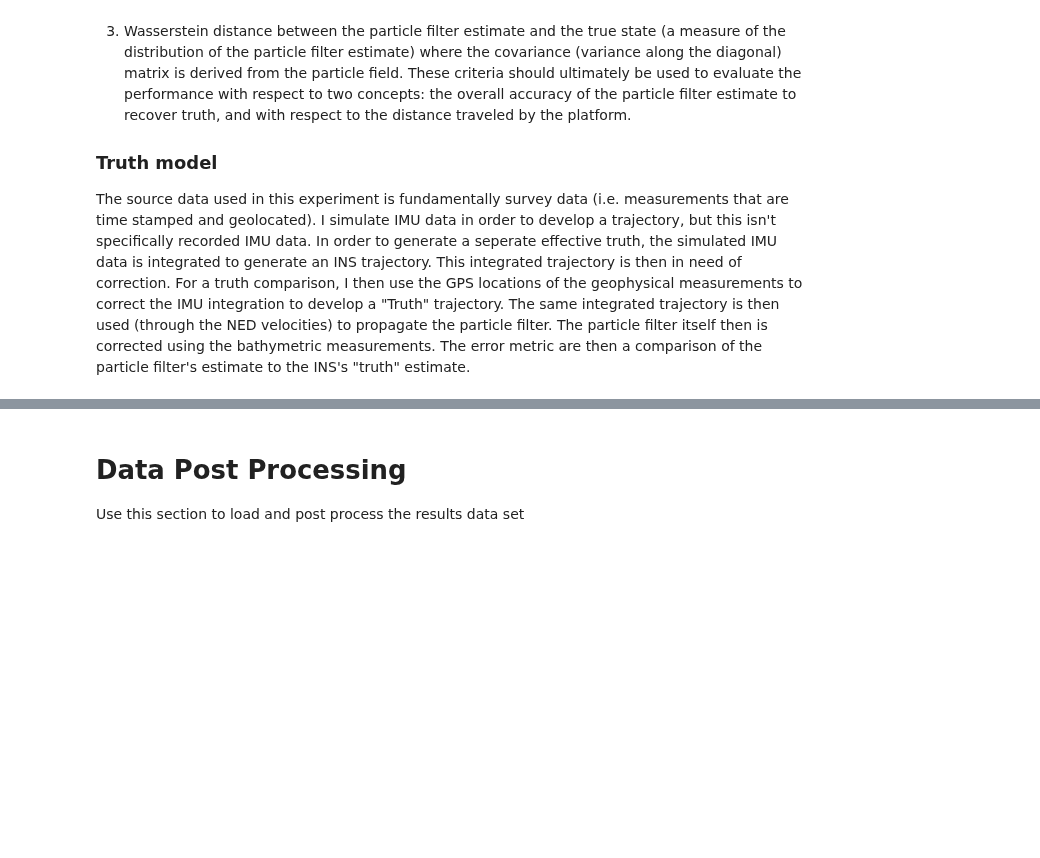
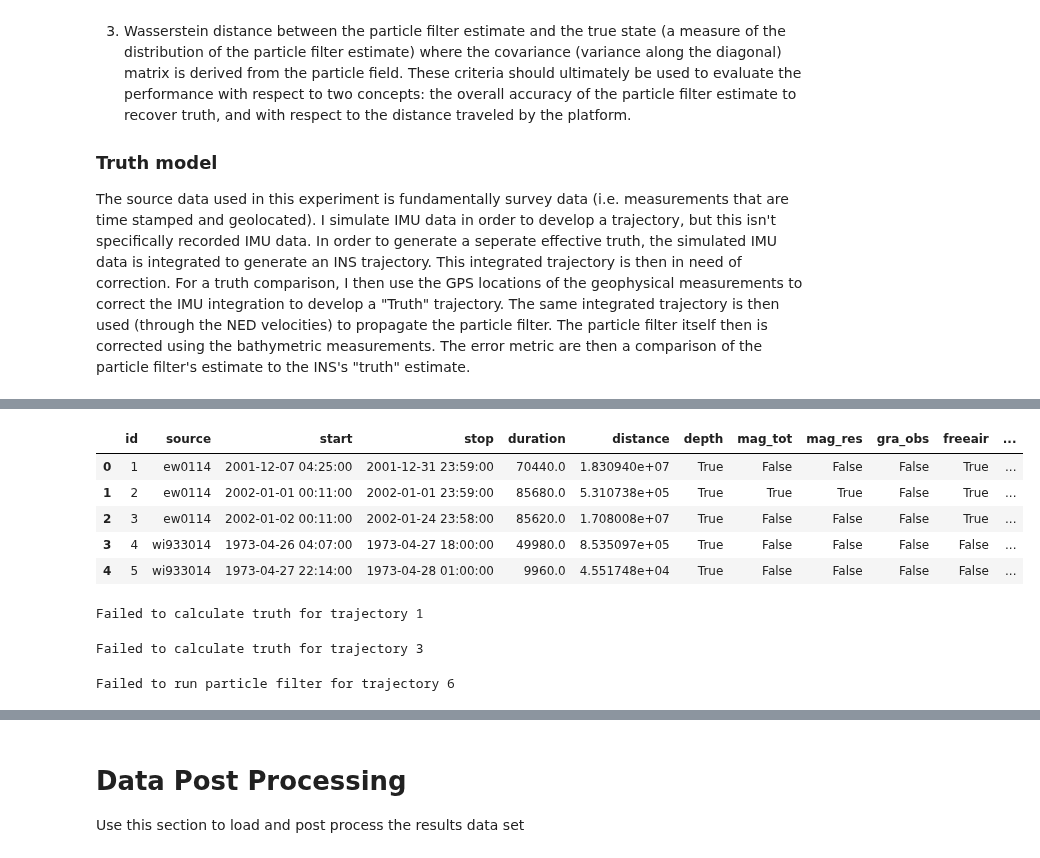
Before and after one commit to jbrodovsky/geophysical_nav, a Jupyter notebook: bathy_pf.ipynb, the cells around one changed output, grey strips where cells are left out. Drawn from its saved outputs; the diff is of its cells as text; code cells hidden in the pictures; blank space fills up the shorter version.

```diff
--- a/bathy_pf.ipynb
+++ b/bathy_pf.ipynb
@@ -331,0 +238,10 @@ feedback = filters.run_feedback_filter(
+# %%
+bathy_trajectories = all_trajs[all_trajs["depth"]]
+bathy_trajectories.head()
+# %% [output]
+|  | id | source | start | stop | duration | distance | depth | mag_tot | mag_res | gra_obs | freeair | ... |
+| 0 | 1 | ew0114 | 2001-12-07 04:25:00 | 2001-12-31 23:59:00 | 70440.0 | 1.830940e+07 | True | False | False | False | True | ... |
+| 1 | 2 | ew0114 | 2002-01-01 00:11:00 | 2002-01-01 23:59:00 | 85680.0 | 5.310738e+05 | True | True | True | False | True | ... |
+| 2 | 3 | ew0114 | 2002-01-02 00:11:00 | 2002-01-24 23:58:00 | 85620.0 | 1.708008e+07 | True | False | False | False | True | ... |
+| 3 | 4 | wi933014 | 1973-04-26 04:07:00 | 1973-04-27 18:00:00 | 49980.0 | 8.535097e+05 | True | False | False | False | False | ... |
+| 4 | 5 | wi933014 | 1973-04-27 22:14:00 | 1973-04-28 01:00:00 | 9960.0 | 4.551748e+04 | True | False | False | False | False | ... |
@@ -331,0 +253,50 @@ feedback = filters.run_feedback_filter(
+# %%
+# Loop over the data
+for j in tqdm(bathy_trajectories["id"]):
+    if bathy_trajectories.loc[bathy_trajectories.index[j], "duration"] < 3600:
+        print(f"Trajectory {j} is too short: {all_trajs.iloc[j]['duration']}")
+        continue
+    name = db.get_all_trajectories()["source"][j] + "_" + str(j)
+
+    try:
+        truth = db.get_trajectory(j)
+    except:
+        print(f"Failed to get trajectory {j}")
+        continue
+    try:
+        _, feedback = pf.calculate_truth(truth)
+        trajectory = feedback.trajectory
+        ins_errors = transform.compute_state_difference(truth, trajectory)
+    except:
+        print(f"Failed to calculate truth for trajectory {j}")
+        continue
+    distance = truth["distance"].to_numpy()
+
+    min_lat = truth.lat.min()
+    max_lat = truth.lat.max()
+    min_lon = truth.lon.min()
+    max_lon = truth.lon.max()
+
+    try:
+        bathy_map = GeophysicalMap(MeasurementType.BATHYMETRY,
+                            ReliefResolution.FIFTEEN_SECONDS,
+                            min_lon, max_lon, min_lat, max_lat, 0.25)
+    except:
+        print(f"Failed to get bathymetry map for trajectory {j}")
+        continue
+    geomaps = {gmt.MeasurementType.BATHYMETRY : bathy_map}
+    try:
+        result = pf.run_particle_filter(truth, trajectory, geomaps, pf_config)
+    except:
+        print(f"Failed to run particle filter for trajectory {j}")
+        continue
+    try:
+        out_path = os.path.join(output_dir, f"{name}")
+        save_simulation_results(f"{out_path}", result, trajectory, feedback.trajectory_sd)
+    except:
+        print(f"Failed to save results for trajectory {j}")
+        continue
+# %% [output]
+Failed to calculate truth for trajectory 1
+Failed to calculate truth for trajectory 3
+Failed to run particle filter for trajectory 6
```
Also changed, not shown: parts of 36 cells of this notebook, 5 other files.
